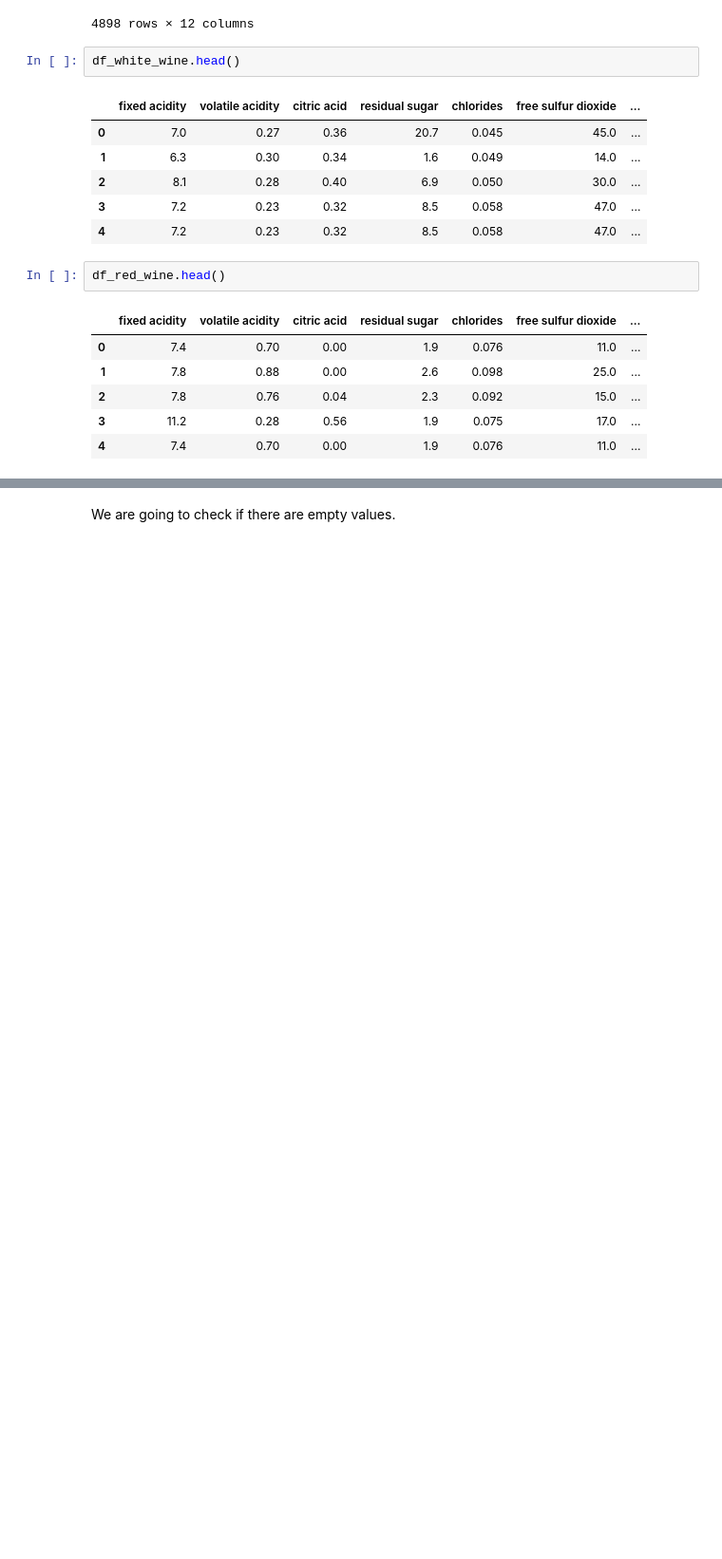
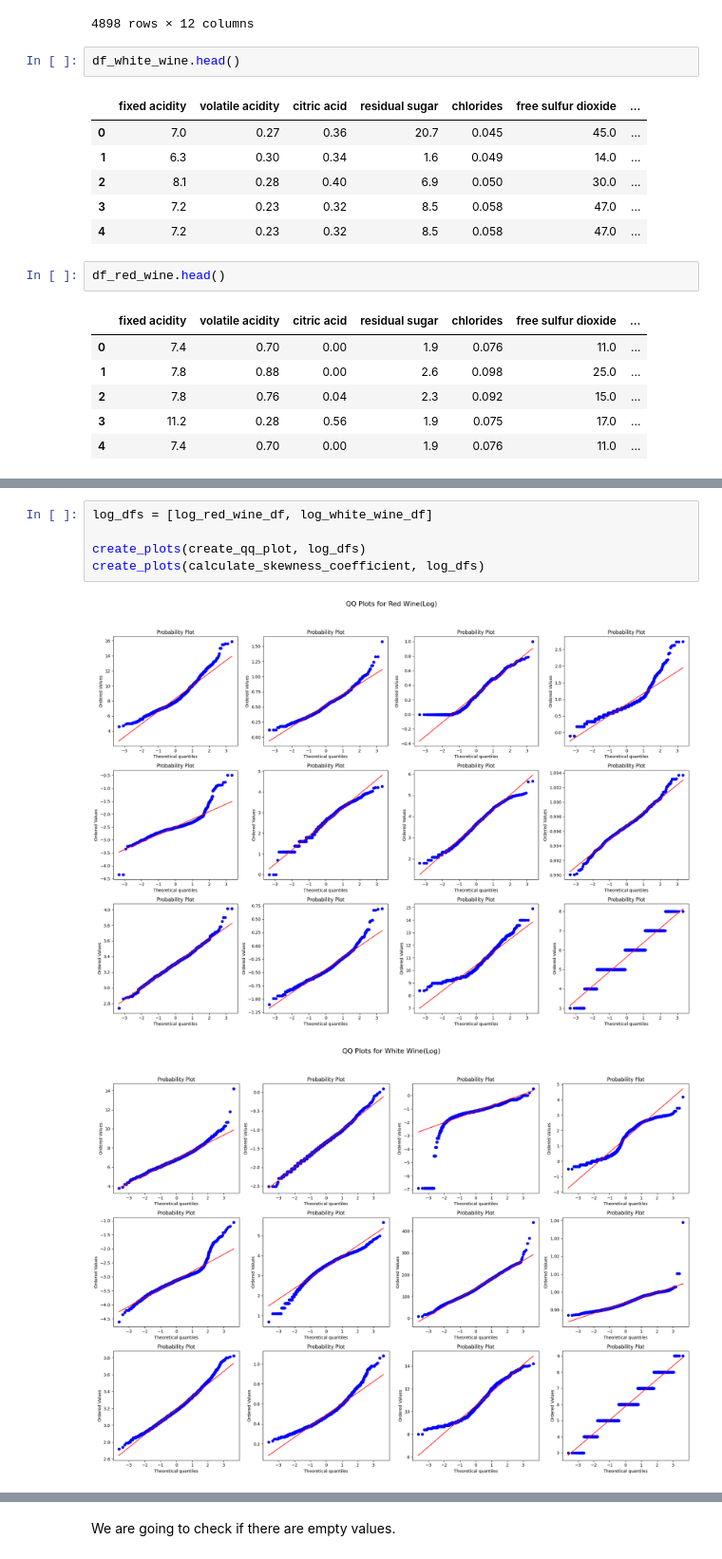
Before and after one commit to ZofiaSamsel/Wine_quality, a Jupyter notebook: main.ipynb, the cells around one changed output, grey strips where cells are left out. Shown at 95% size. Cells and saved outputs as stored; diff of their text form; blank space fills up the shorter version.

```diff
--- a/main.ipynb
+++ b/main.ipynb
@@ -106,0 +230,8 @@ df_red_wine.head()
+# %%
+log_dfs = [log_red_wine_df, log_white_wine_df]
+
+create_plots(create_qq_plot, log_dfs)
+create_plots(calculate_skewness_coefficient, log_dfs)
+# %% [output]
+[figure, added]
+[figure, added]
```
Also changed, not shown: parts of 59 cells of this notebook.
